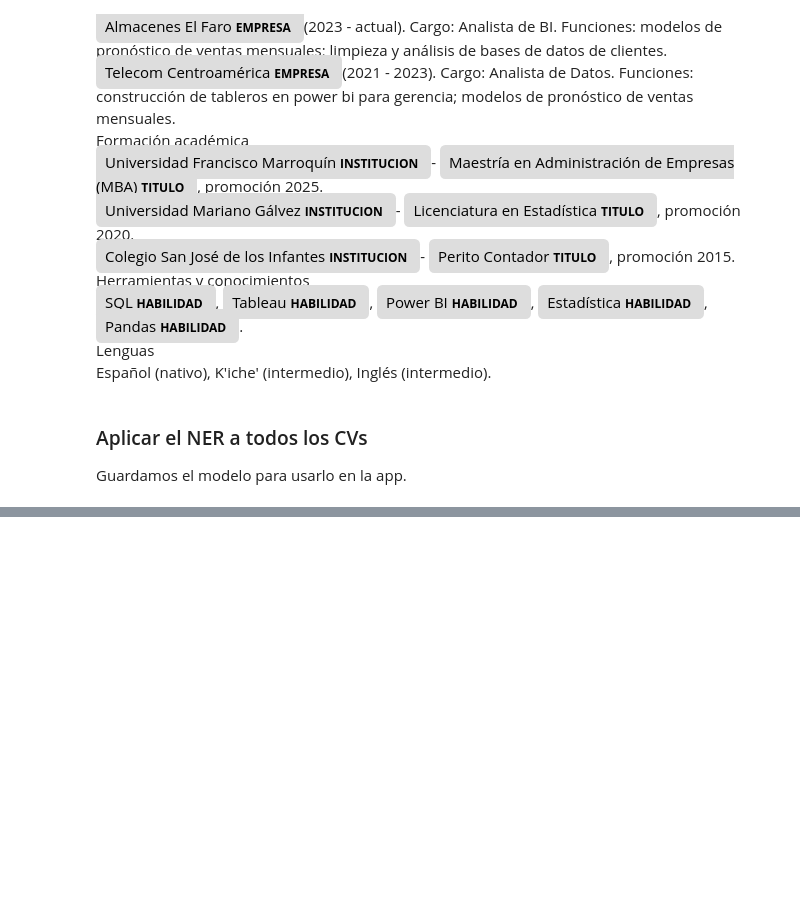
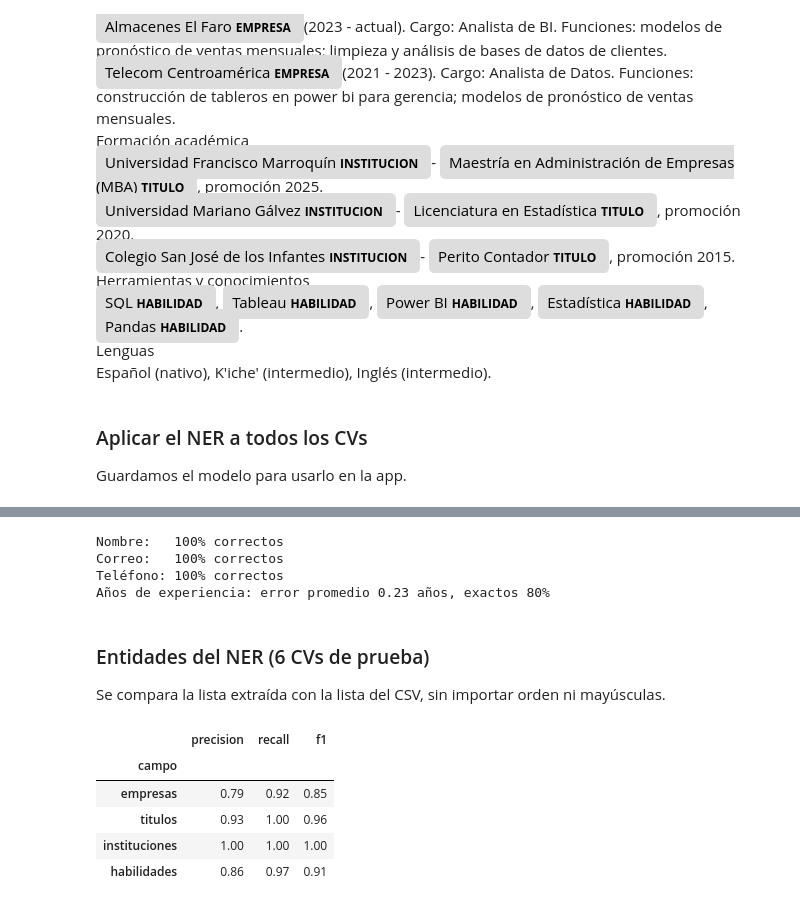
Before and after one commit to Cynthiss/TalentLens, a Jupyter notebook: TalentLens.ipynb, the cells around one changed output, grey strips where cells are left out. Cells and saved outputs as stored; diff of their text form; code cells hidden in the pictures; blank space fills up the shorter version.

```diff
--- a/TalentLens.ipynb
+++ b/TalentLens.ipynb
@@ -549,0 +554,54 @@ cvs[['nombre', 'empresas', 'titulos', 'habilidades']]
+# %%
+def coincide(columna_pred, columna_real):
+    reales = cvs['archivo'].map(gt[columna_real]).fillna('')
+    return (cvs[columna_pred].fillna('') == reales).mean()
+
+error_anios = (cvs['anios_experiencia'] - cvs['archivo'].map(gt['anios_experiencia'])).abs()
+
+print(f"Nombre:   {coincide('nombre', 'nombre'):.0%} correctos")
+print(f"Correo:   {coincide('email', 'email'):.0%} correctos")
+print(f"Teléfono: {coincide('telefono', 'telefono'):.0%} correctos")
+print(f"Años de experiencia: error promedio {error_anios.mean():.2f} años, exactos {(error_anios == 0).mean():.0%}")
+# %% [output]
+Nombre:   100% correctos
+Correo:   100% correctos
+Teléfono: 100% correctos
+Años de experiencia: error promedio 0.23 años, exactos 80%
+# %% [markdown]
+### Entidades del NER (6 CVs de prueba)
+Se compara la lista extraída con la lista del CSV, sin importar orden ni mayúsculas.
+# %%
+def a_conjunto(valor):
+    if not isinstance(valor, str) or not valor.strip():
+        return set()
+    return {' '.join(v.lower().split()) for v in valor.split(';') if v.strip()}
+
+def comparar(predicho, real):
+    """Precisión y recall entre dos listas separadas por ';' (sin importar orden ni mayúsculas)."""
+    p, r = a_conjunto(predicho), a_conjunto(real)
+    return len(p & r), len(p), len(r)
+
+def evaluar_campos(filas, campos):
+    tabla = []
+    for campo_pred, campo_real in campos.items():
+        aciertos = predichos = reales = 0
+        for _, fila in filas.iterrows():
+            a, p, r = comparar(fila[campo_pred], gt.loc[fila['archivo'], campo_real])
+            aciertos, predichos, reales = aciertos + a, predichos + p, reales + r
+        precision = aciertos / predichos if predichos else 0
+        recall = aciertos / reales if reales else 0
+        f1 = 2 * precision * recall / (precision + recall) if precision + recall else 0
+        tabla.append({'campo': campo_pred, 'precision': precision, 'recall': recall, 'f1': f1})
+    return pd.DataFrame(tabla).set_index('campo').round(2)
+
+CAMPOS = {'empresas': 'empresas', 'titulos': 'titulos_educacion',
+          'instituciones': 'instituciones', 'habilidades': 'habilidades'}
+
+evaluar_campos(cvs[cvs['prueba']], CAMPOS)
+# %% [output]
+|  | precision | recall | f1 |
+| campo |  |  |  |
+| empresas | 0.79 | 0.92 | 0.85 |
+| titulos | 0.93 | 1.00 | 0.96 |
+| instituciones | 1.00 | 1.00 | 1.00 |
+| habilidades | 0.86 | 0.97 | 0.91 |
```
Also changed, not shown: parts of 3 cells of this notebook.
